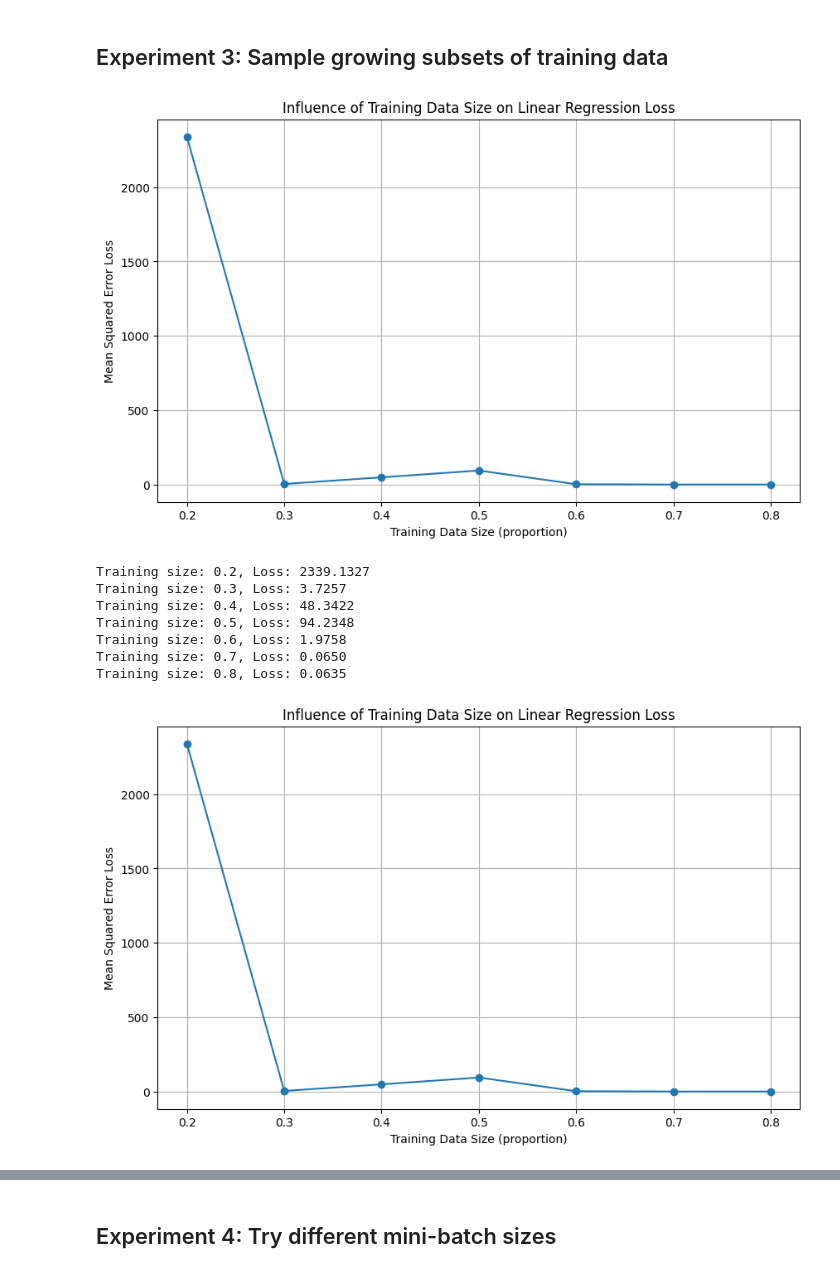
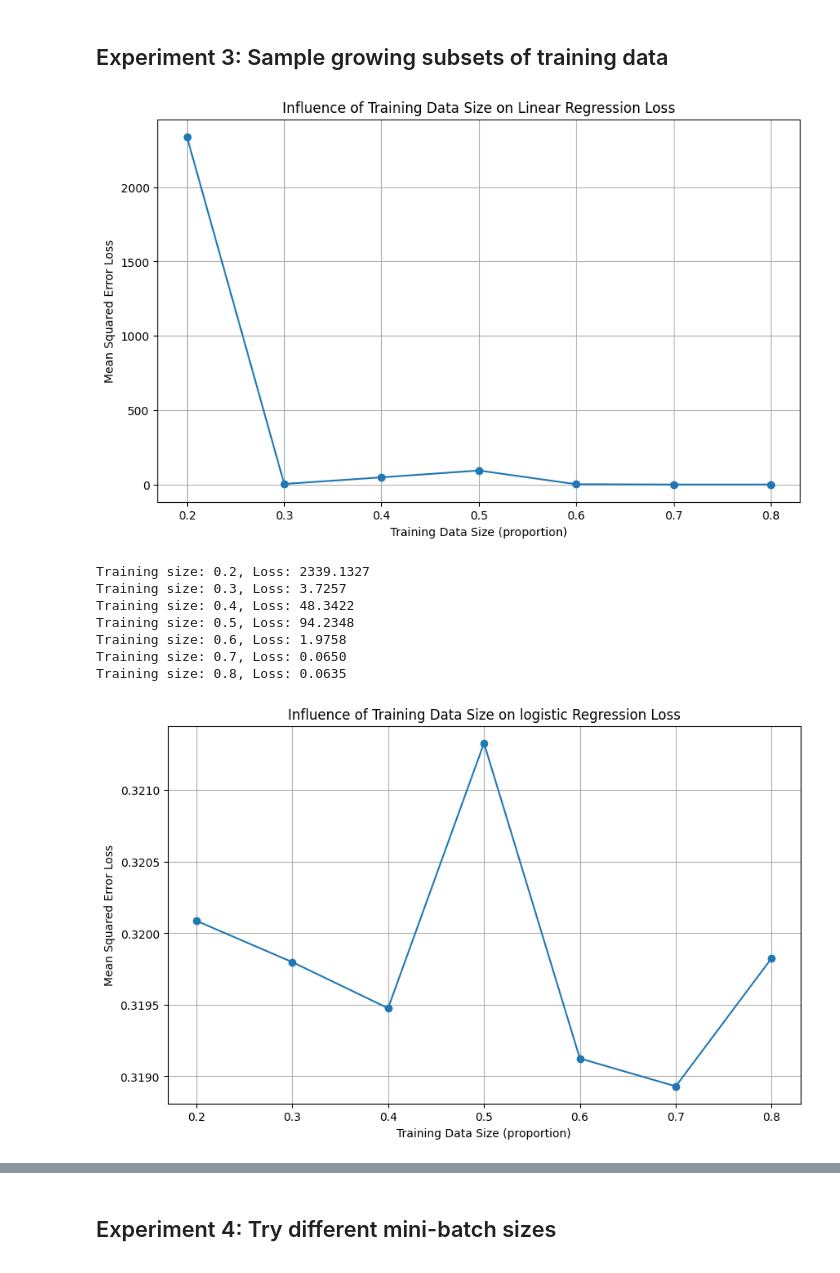
Before and after one commit to HathawayQAQ/COMP551-Machine-Learning, a Jupyter notebook: Assignment1/code.ipynb, the cells around one changed output, grey strips where cells are left out. Drawn from its saved outputs; the diff is of its cells as text; code cells hidden in the pictures.

Commit message:
Make sure we can run Experiment3

```diff
--- a/Assignment1/code.ipynb
+++ b/Assignment1/code.ipynb
@@ -74,9 +70,15 @@ X_train, X_test, y_train, y_test = train_test_split(X_scaled, y_final, test_size
 # %% [markdown]
 Dataset 2 preprocessed cell
 # %%
+X2_af, y2_af = X2.values, y2.values
+y2 = y2_af.reshape(-1)
+
 # Scale features
 scaler = StandardScaler()
-X2_scaled = scaler.fit_transform(X2)
+X2_scaled = scaler.fit_transform(X2_af)
 
 # Train-test split
 X2_train, X2_test, y2_train, y2_test = train_test_split(X2_scaled, y2, test_size=0.6, random_state=42)
+
+print(X2_train.shape)
+print(y2_train.shape)
@@ -320,21 +316,29 @@ ValueError: All arrays must be of the same length
 # %% [markdown]
 ## Experiment 3: Sample growing subsets of training data
 # %%
-def experiment_training_size_influence(X, y, train_sizes):
+def experiment_training_size_influence(X, y, model_selection, train_sizes):
     losses = []
 
     for size in train_sizes:
         X_train, _, y_train, _ = train_test_split(X, y, train_size=size, random_state=42)
 
-        model = LinearRegressionModel()
-        loss, _ = model.fit(X_train, y_train)
+        model = model_selection()
+
+        if isinstance(model, LogisticRegressionModel):
+            model.fit(X_train, y_train)
+            w = np.concatenate([model.coefficients, [model.intercept]])
+            loss = cost_fn(X_train, y_train, w)
+        else:
+            model.fit(X_train, y_train)
+            model = LinearRegressionModel()
+            loss, _ = model.fit(X_train, y_train)
 
         losses.append(loss)
 
     return losses
 
 train_sizes = [0.2, 0.3, 0.4, 0.5, 0.6, 0.7, 0.8]
-losses = experiment_training_size_influence(X_train, y_train, train_sizes)
+losses = experiment_training_size_influence(X_train, y_train, LinearRegressionModel, train_sizes)
 
 plt.figure(figsize=(10, 6))
 plt.plot(train_sizes, losses, marker='o')
@@ -342,60 +346,33 @@ plt.title('Influence of Training Data Size on Linear Regression Loss')
 plt.xlabel('Training Data Size (proportion)')
 plt.ylabel('Mean Squared Error Loss')
 plt.grid(True)
 plt.show()
 
 for size, loss in zip(train_sizes, losses):
     print(f"Training size: {size:.1f}, Loss: {loss:.4f}")
 
-# Dataset2: Logistic Regression
-def experiment_training_size_influence_logistic(X, y, train_sizes):
-    log_losses = []
 
-    for size in train_sizes:
-        X_train_subset, _, y_train_subset, _ = train_test_split(
-            X, y, train_size=size, random_state=42
-        )
-
-        logistic_model = LogisticRegressionModel()
-        logistic_model.fit(X=X_train_subset, y=y_train_subset)
-
-        X_train_subset_bias = np.column_stack([X_train_subset, np.ones(X_train_subset.shape[0])])
-
-        intercept = logistic_model.intercept if hasattr(logistic_model, 'intercept') else 0
-        coefficients = logistic_model.coefficients if hasattr(logistic_model, 'coefficients') else logistic_model.coef_
-
-        w = np.concatenate([[intercept], coefficients])
-
-        if X_train_subset_bias.shape[1] != len(w):
-            print(f"Shape mismatch: X_train_subset_bias.shape[1] = {X_train_subset_bias.shape[1]}, w.shape[0] = {len(w)}")
-            continue
-
-        log_loss = cost_fn(X_train_subset_bias, y_train_subset, w)
-
-        log_losses.append(log_loss)
-
-    return log_losses
 
 train_sizes = [0.2, 0.3, 0.4, 0.5, 0.6, 0.7, 0.8]
-losses = experiment_training_size_influence(X_train, y_train, train_sizes)
+losses = experiment_training_size_influence(X2_train, y2_train, LogisticRegressionModel, train_sizes)
 
 plt.figure(figsize=(10, 6))
 plt.plot(train_sizes, losses, marker='o')
-plt.title('Influence of Training Data Size on Linear Regression Loss')
+plt.title('Influence of Training Data Size on logistic Regression Loss')
 plt.xlabel('Training Data Size (proportion)')
 plt.ylabel('Mean Squared Error Loss')
 plt.grid(True)
 plt.show()
 
 for size, loss in zip(train_sizes, losses):
     print(f"Training size: {size:.1f}, Loss: {loss:.4f}")
 # %% [output]
 [figure]
 Training size: 0.2, Loss: 2339.1327
 Training size: 0.3, Loss: 3.7257
 Training size: 0.4, Loss: 48.3422
 Training size: 0.5, Loss: 94.2348
 Training size: 0.6, Loss: 1.9758
 Training size: 0.7, Loss: 0.0650
 Training size: 0.8, Loss: 0.0635
-[figure, old version]
+[figure, new version]
```
Also changed, not shown: parts of 8 cells of this notebook.
